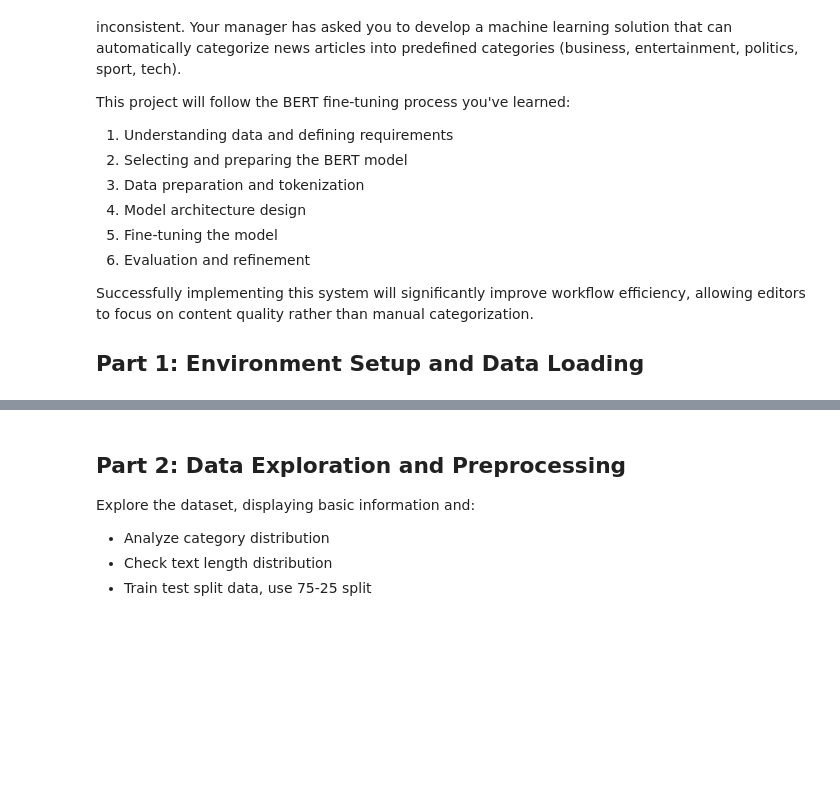
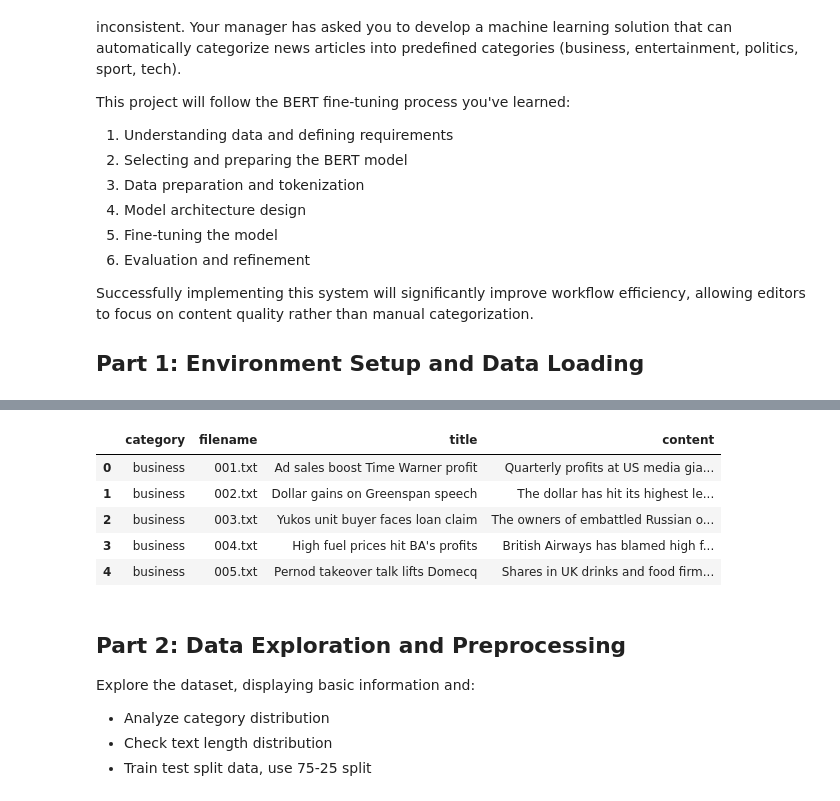
Before and after one commit to Gyrith/BBC-News-BERT-Classification, a Jupyter notebook: bert_classification_lab.ipynb, the cells around one changed output, grey strips where cells are left out. Cells and saved outputs as stored; diff of their text form; code cells hidden in the pictures; blank space fills up the shorter version.

```diff
--- a/bert_classification_lab.ipynb
+++ b/bert_classification_lab.ipynb
@@ -39,7 +48,14 @@ set_seed()
 # %%
 # Load the data from csv file
-df = None
+df = pd.read_csv('bbc_news_data.csv', sep='\t')
 df.head()
+# %% [output]
+|  | category | filename | title | content |
+| 0 | business | 001.txt | Ad sales boost Time Warner profit | Quarterly profits at US media gia... |
+| 1 | business | 002.txt | Dollar gains on Greenspan speech | The dollar has hit its highest le... |
+| 2 | business | 003.txt | Yukos unit buyer faces loan claim | The owners of embattled Russian o... |
+| 3 | business | 004.txt | High fuel prices hit BA's profits | British Airways has blamed high f... |
+| 4 | business | 005.txt | Pernod takeover talk lifts Domecq | Shares in UK drinks and food firm... |
 # %% [markdown]
 ## Part 2: Data Exploration and Preprocessing
 
```
Also changed, not shown: parts of 3 cells of this notebook, 1 other file.
